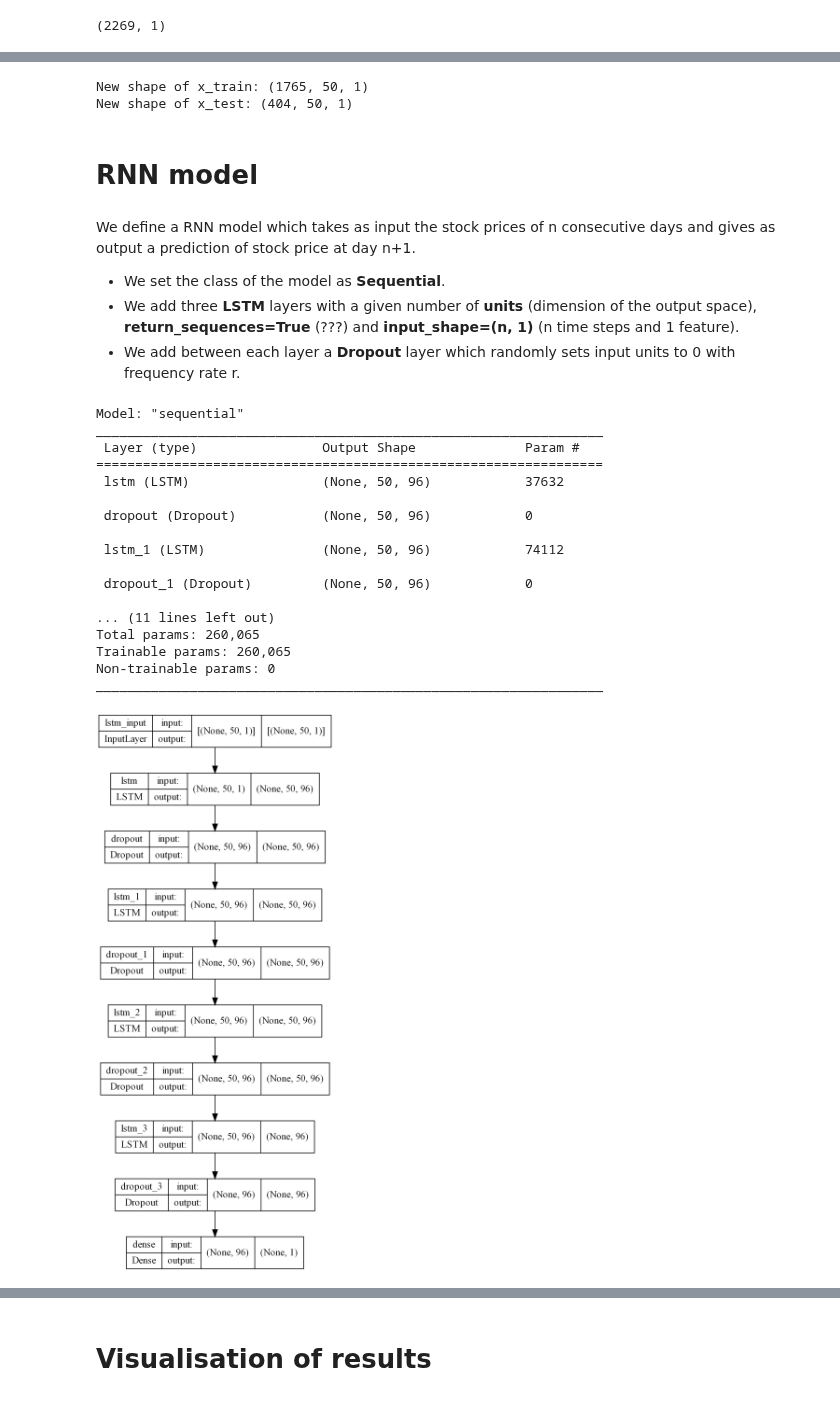
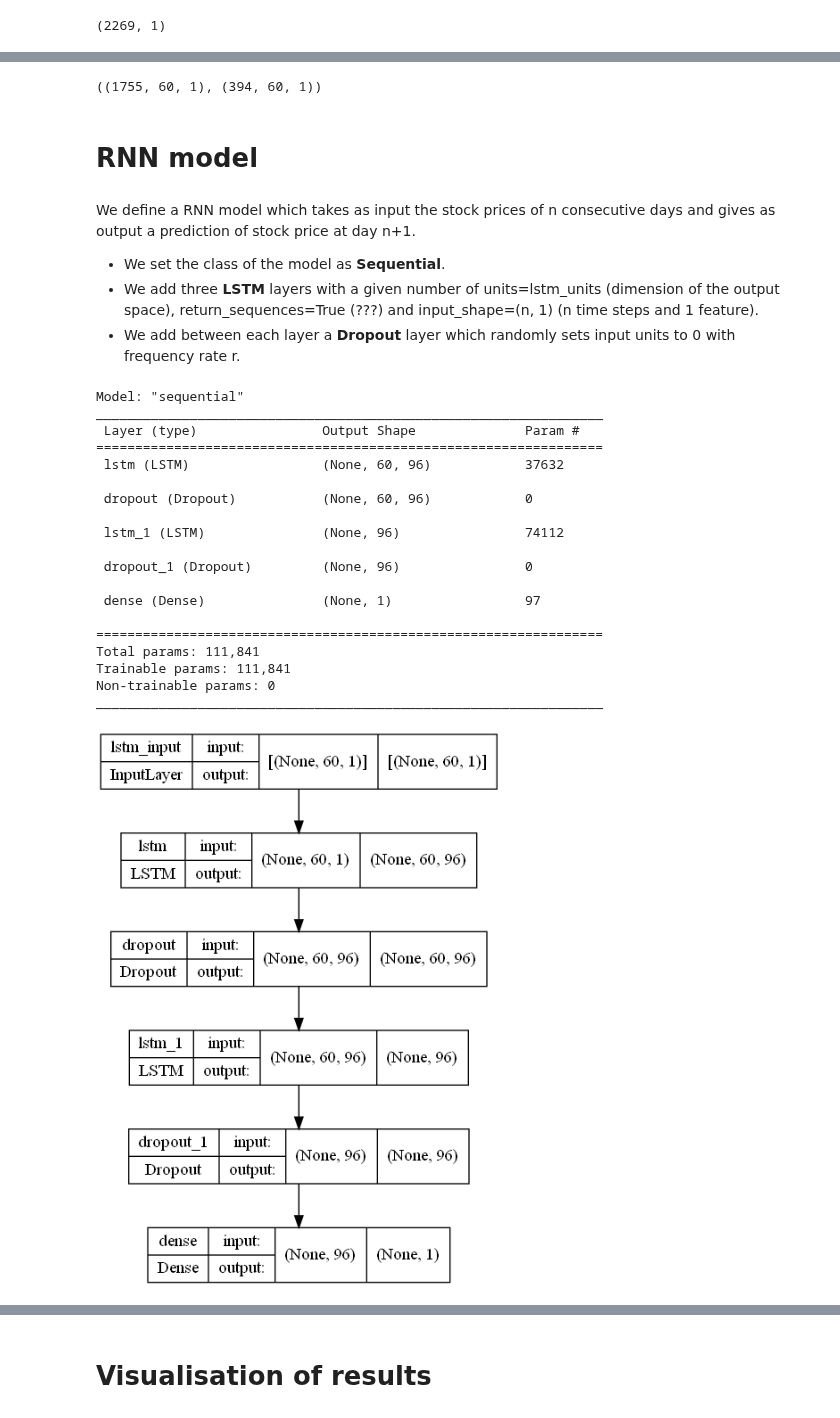
Before and after one commit to rtiedra/data-science, a Jupyter notebook: stock_price/stock_price.ipynb, the cells around one changed output, grey strips where cells are left out. Cells and saved outputs as stored; diff of their text form; code cells hidden in the pictures.

```diff
--- a/stock_price/stock_price.ipynb
+++ b/stock_price/stock_price.ipynb
@@ -92,15 +88,11 @@ def arrays(arr, n):
 # %%
-# Using the function "create_data" with a given value of n to create the training and test datasets for the RNN model
-# Storing in "dates" the list of dates corresponding to "y_test"
+# Using the function "create_sequences" to create the training set and test set for the RNN model
+# Storing in "dates" the list of dates corresponding to "test_labels"
 
-n = 50
-x_train, y_train = arrays(arr_train, n)
-x_test, y_test = arrays(arr_test, n)
+n = 60
+train_seqs, train_labels = create_sequences(arr_train, n)
+test_seqs, test_labels = create_sequences(arr_test, n)
 dates = dates[n:]
 
-print('Shape of x_train:', x_train.shape)
-print('Shape of y_train:', y_train.shape)
-print('Shape of x_test:', x_test.shape)
-print('Shape of y_test:', y_test.shape)
-print('Number of dates:', len(dates))
+train_seqs.shape, train_labels.shape, test_seqs.shape, test_labels.shape, len(dates)
 # %% [output]
@@ -112,15 +100,13 @@ Number of dates: 404
 # %%
-# Reshaping "x_train" and "x_test" into the 3D format needed for the LSTM input layer of the RNN model
-# The 3D format includes number of rows, size of the sample and number of features (here 1 for "Price" values)
+# Reshaping "train_seqs" and "test_seqs" into the 3D format needed for the input layer of the RNN model
+# The 3D format includes: number of rows, number of time steps and number of features (here 1 for "Open" values)
 
-x_train = np.reshape(x_train, (x_train.shape[0], x_train.shape[1], 1))
-x_test = np.reshape(x_test, (x_test.shape[0], x_test.shape[1], 1))
+train_seqs = np.reshape(train_seqs, (train_seqs.shape[0], train_seqs.shape[1], 1))
+test_seqs = np.reshape(test_seqs, (test_seqs.shape[0], test_seqs.shape[1], 1))
 
-print('New shape of x_train:', x_train.shape)
-print('New shape of x_test:', x_test.shape)
+train_seqs.shape, test_seqs.shape
 # %% [output]
-New shape of x_train: (1765, 50, 1)
-New shape of x_test: (404, 50, 1)
+((1755, 60, 1), (394, 60, 1))
 # %% [markdown]
 # RNN model
 # %%
@@ -142,25 +128,23 @@ from keras.layers import LSTM, Dense, Dropout
 We define a RNN model which takes as input the stock prices of n consecutive days and gives as output a prediction of stock price at day n+1.
 
 - We set the class of the model as <b>Sequential</b>.
-- We add three <b>LSTM</b> layers with a given number of <b>units</b> (dimension of the output space), <b>return_sequences=True</b> (???) and <b>input_shape=(n, 1)</b> (n time steps and 1 feature).
+- We add three <b>LSTM</b> layers with a given number of units=lstm_units (dimension of the output space), return_sequences=True (???) and input_shape=(n, 1) (n time steps and 1 feature).
 - We add between each layer a <b>Dropout</b> layer which randomly sets input units to 0 with frequency rate r.
 # %%
 # Adding a last dense layer providing the prediction of the next day stock price
 
-r = 0.1
 model = Sequential()
+lstm_units = 96
+r_lstm = 0.15
+r_dense = 0.4
 
-model.add(LSTM(units=96, return_sequences=True, input_shape=(n, 1)))
-model.add(Dropout(r))
-model.add(LSTM(units=96, return_sequences=True))
-model.add(Dropout(r))
-model.add(LSTM(units=96, return_sequences=True))
-model.add(Dropout(r))
-model.add(LSTM(units=96))
-model.add(Dropout(r))
+model.add(LSTM(units=lstm_units, return_sequences=True, input_shape=(n, 1)))
+model.add(Dropout(r_lstm))
+model.add(LSTM(units=lstm_units))
+model.add(Dropout(r_dense))
 model.add(Dense(units=1))
 # %%
-# Summary of the RNN model
+# Summary of the RNN model, see https://keras.io/api/models/model/#summary-method
 
 model.summary()
 # %% [output]
@@ -168,27 +152,29 @@ Model: "sequential"
 _________________________________________________________________
  Layer (type)                Output Shape              Param #
 =================================================================
- lstm (LSTM)                 (None, 50, 96)            37632
+ lstm (LSTM)                 (None, 60, 96)            37632
 
- dropout (Dropout)           (None, 50, 96)            0
+ dropout (Dropout)           (None, 60, 96)            0
 
- lstm_1 (LSTM)               (None, 50, 96)            74112
+ lstm_1 (LSTM)               (None, 96)                74112
 
- dropout_1 (Dropout)         (None, 50, 96)            0
+ dropout_1 (Dropout)         (None, 96)                0
 
-... (11 lines left out)
-Total params: 260,065
-Trainable params: 260,065
+ dense (Dense)               (None, 1)                 97
+
+=================================================================
+Total params: 111,841
+Trainable params: 111,841
 Non-trainable params: 0
 _________________________________________________________________
 # %%
 # Importing the "plot_model" function from keras.utils.vis_utils module (to plot a schema of the model)
 # The "None" value stands for the (not yet defined) value of the batch size
 # See https://keras.io/api/utils/model_plotting_utils/
 
 from keras.utils.vis_utils import plot_model
 
-plot_model(model, show_shapes=True, dpi=300)
+plot_model(model, show_shapes=True)
 # %% [output]
-[figure, old version]
+[figure, new version]
 # %% [markdown]
```
Also changed, not shown: parts of 18 cells of this notebook.
